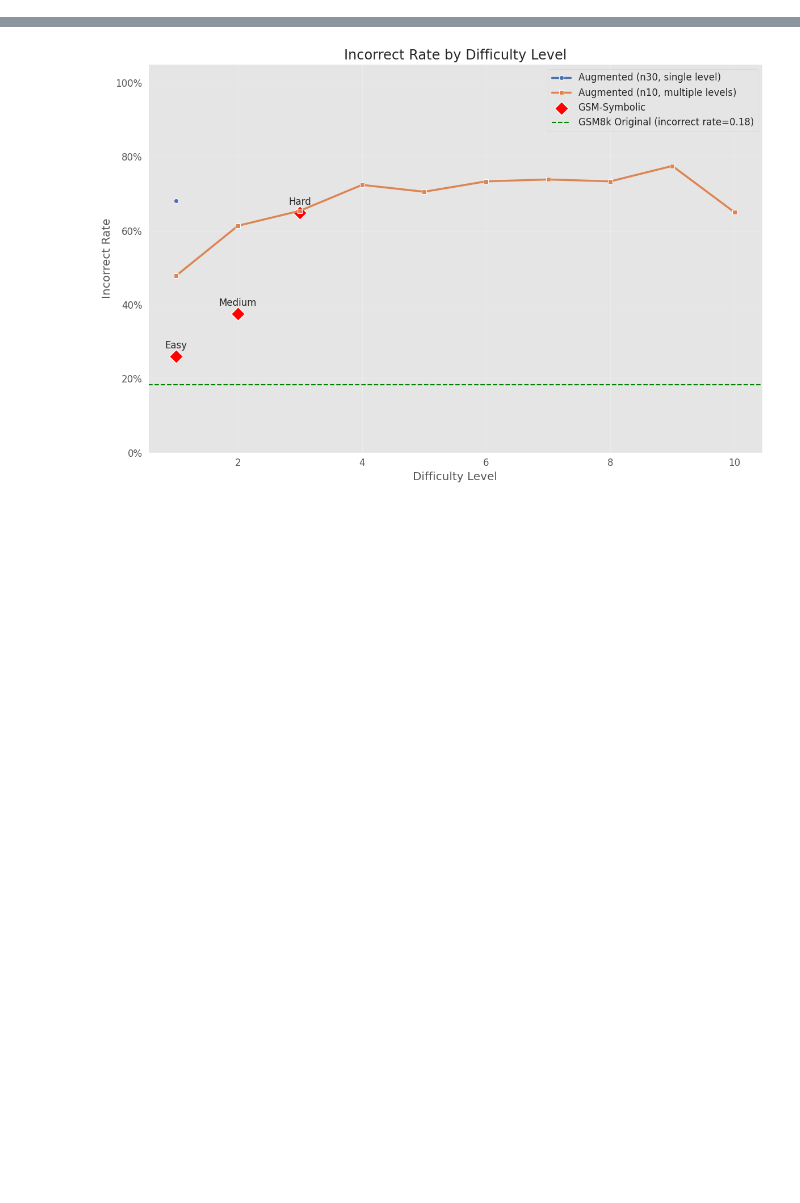
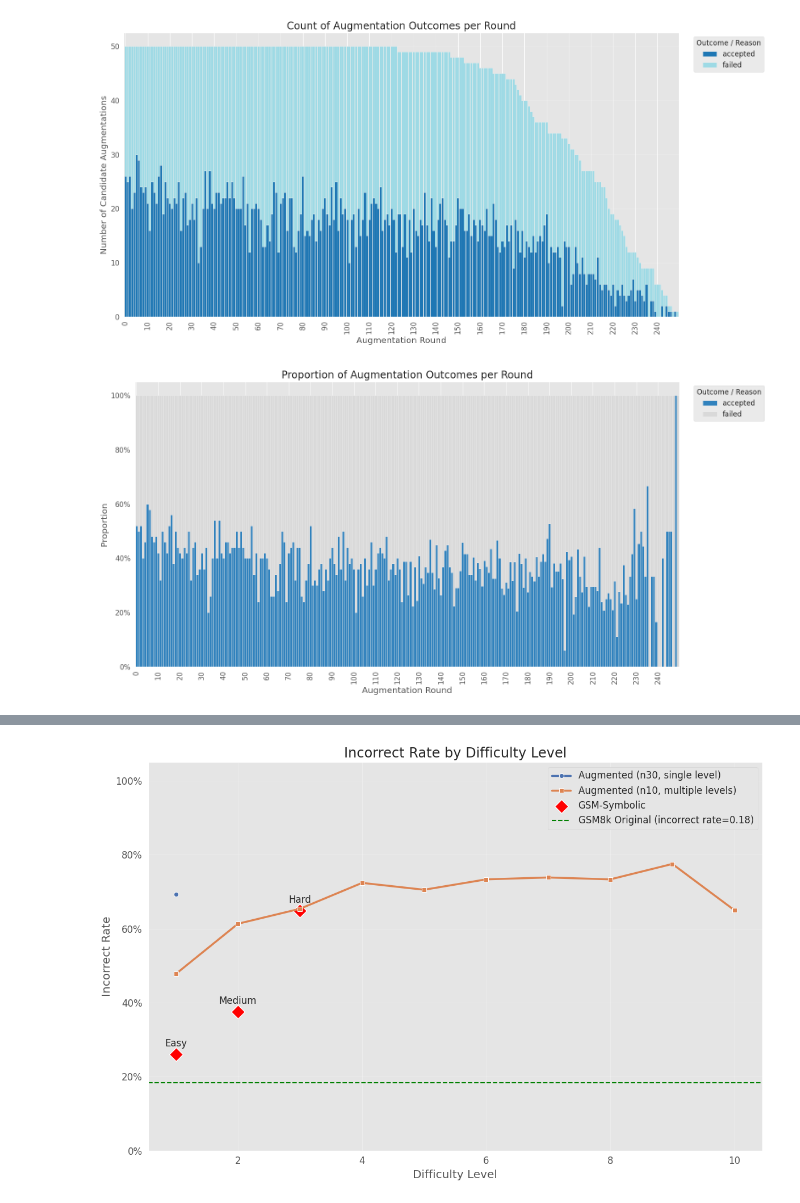
Before and after one commit to mannesm/complex-task-gen, a Jupyter notebook: actual_project/pipelines/eval/augmentation_evaluation.ipynb, the cells around one changed output, grey strips where cells are left out. Saved outputs shown, nothing was run; the diff lists cells and outputs as text; code cells hidden in the pictures; blank space fills up the shorter version.

```diff
--- a/actual_project/pipelines/eval/augmentation_evaluation.ipynb
+++ b/actual_project/pipelines/eval/augmentation_evaluation.ipynb
@@ -132,0 +240,57 @@ plt.show()
+# %%
+# Import ticker for better control
+import matplotlib.ticker as ticker
+
+# ──────────────────────────────────────────────────────────────
+# 2.  STACKED COUNT BAR CHART
+# ──────────────────────────────────────────────────────────────
+plt.figure(figsize=(16, 8))
+ax1 = plt.gca()
+count_by_reason.plot(
+    kind='bar',
+    stacked=True,
+    ax=ax1,
+    width=1.0,
+    colormap='tab20',
+)
+
+# Custom x-axis ticks
+ax1.set_xticks(np.arange(0, len(count_by_reason), 10))
+ax1.set_xticklabels(count_by_reason.index[::10])
+ax1.set_title('Count of Augmentation Outcomes per Round')
+ax1.set_xlabel('Augmentation Round')
+ax1.set_ylabel('Number of Candidate Augmentations')
+ax1.grid(axis='y', alpha=0.3)
+ax1.legend(title='Outcome / Reason', bbox_to_anchor=(1.02, 1), loc='upper left')
+plt.tight_layout()
+plt.savefig('augmentation_outcomes_count.png', dpi=300)
+plt.show()
+
+# ──────────────────────────────────────────────────────────────
+# 3.  STACKED PROPORTION BAR CHART
+# ──────────────────────────────────────────────────────────────
+plt.figure(figsize=(16, 8))
+ax2 = plt.gca()
+prop_by_reason.plot(
+    kind='bar',
+    stacked=True,
+    ax=ax2,
+    width=1.0,
+    colormap='tab20c',
+)
+
+# Custom x-axis ticks
+ax2.set_xticks(np.arange(0, len(prop_by_reason), 10))
+ax2.set_xticklabels(prop_by_reason.index[::10])
+ax2.set_title('Proportion of Augmentation Outcomes per Round')
+ax2.set_xlabel('Augmentation Round')
+ax2.set_ylabel('Proportion')
+ax2.yaxis.set_major_formatter(PercentFormatter(1.0))
+ax2.grid(axis='y', alpha=0.3)
+ax2.legend(title='Outcome / Reason', bbox_to_anchor=(1.02, 1), loc='upper left')
+plt.tight_layout()
+plt.savefig('augmentation_outcomes_proportion.png', dpi=300)
+plt.show()
+# %% [output]
+[figure, added]
+[figure, added]
```
Also changed, not shown: parts of 15 cells of this notebook, 9 other files.
